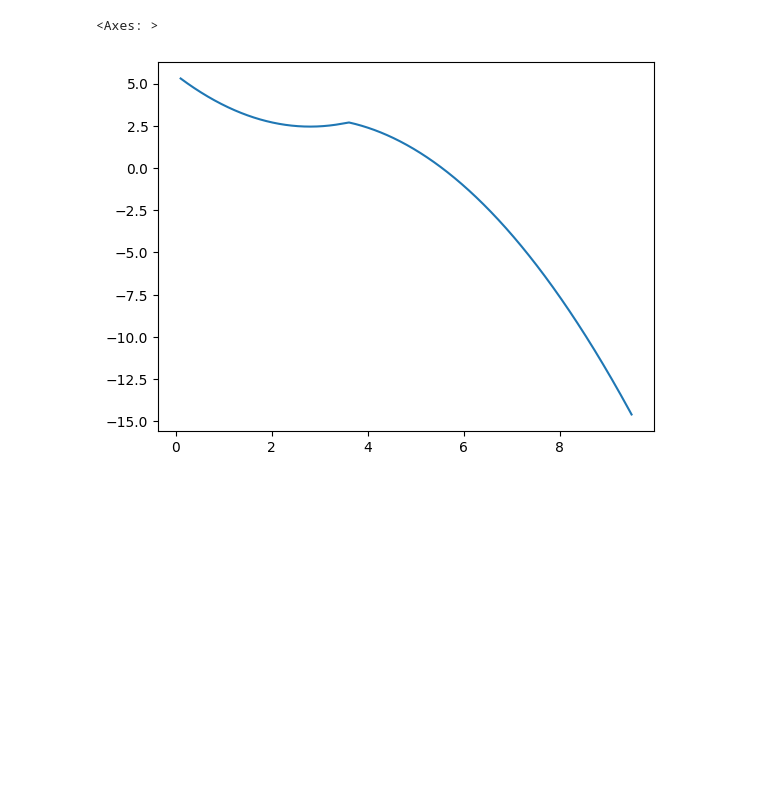
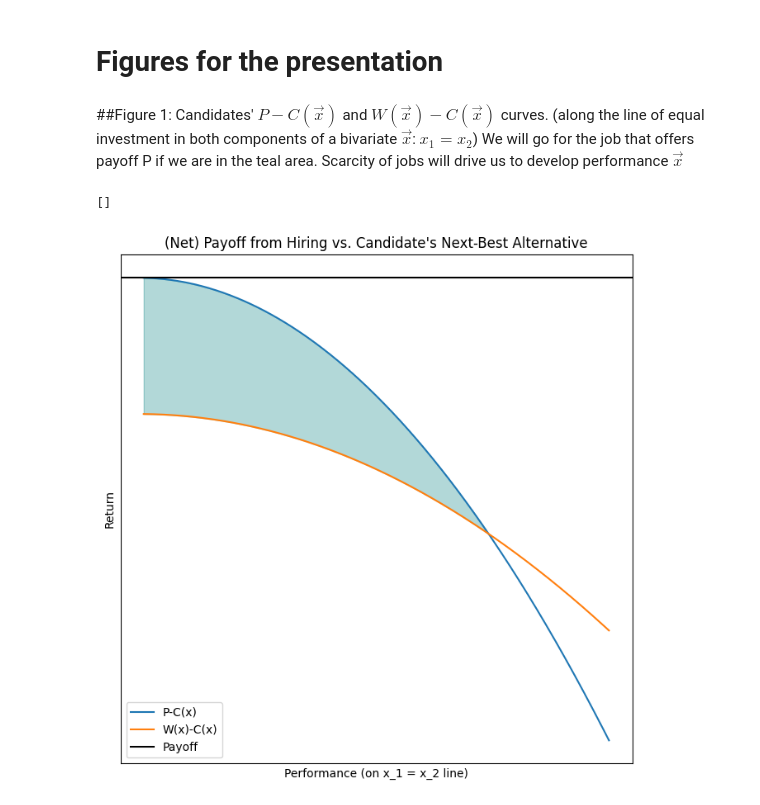
Before and after one commit to amatrhr/gitmisc, a Jupyter notebook: sobel_widgets.ipynb, the cells around one changed output. Saved outputs shown, nothing was run; the diff lists cells and outputs as text; code cells hidden in the pictures; blank space fills up the shorter version.

```diff
--- a/sobel_widgets.ipynb
+++ b/sobel_widgets.ipynb
@@ -234,5 +2,0 @@ dynamic_plot( n_iter=3)
-# %%
-sns.lineplot(x=x, y=nline)
-# %% [output]
-<Axes: >
-[figure, removed]
@@ -238,0 +18,2 @@ sns.lineplot(x=x, y=nline)
+# %% [markdown]
+# Figures for the presentation
@@ -238,0 +32,23 @@ sns.lineplot(x=x, y=nline)
+# %% [markdown]
+##Figure 1: Candidates' $P-C\left(\vec{x}\right)$ and $W\left(\vec{x}\right) -C\left(\vec{x}\right)$ curves. (along the line of equal investment in both components of a bivariate $\vec{x}$: $x_1 = x_2$)
+We will go for the job that offers payoff P if we are in the teal area.
+Scarcity of jobs will drive us to develop performance $\vec{x}$
+# %%
+# Generating Figure 1
+fig, ax = plt.subplots(figsize=(8,8))
+sns.lineplot(x=x, y= P -cost(x,x), label = 'P-C(x)')
+sns.lineplot(x=x, y=wx(x,x) - cost(x,x) , label = 'W(x)-C(x)')
+xprime = x[wx(x,x) - cost(x,x) <= P -cost(x,x)]
+ax.fill_between(xprime, wx(xprime,xprime) - cost(xprime,xprime), P -cost(xprime,xprime), color='teal', alpha=0.3)
+ax.axhline(P, c= 'k', label = 'Payoff')
+ax.legend()
+ax.set_title("(Net) Payoff from Hiring vs. Candidate's Next-Best Alternative")
+ax.set_xlabel('Performance (on x_1 = x_2 line)')
+ax.set_ylabel('Return')
+ax.set_xticklabels([])
+ax.set_xticks([])
+ax.set_yticklabels([])
+ax.set_yticks([])
+# %% [output]
+[]
+[figure, added]
```
Also changed, not shown: parts of 33 cells of this notebook.
